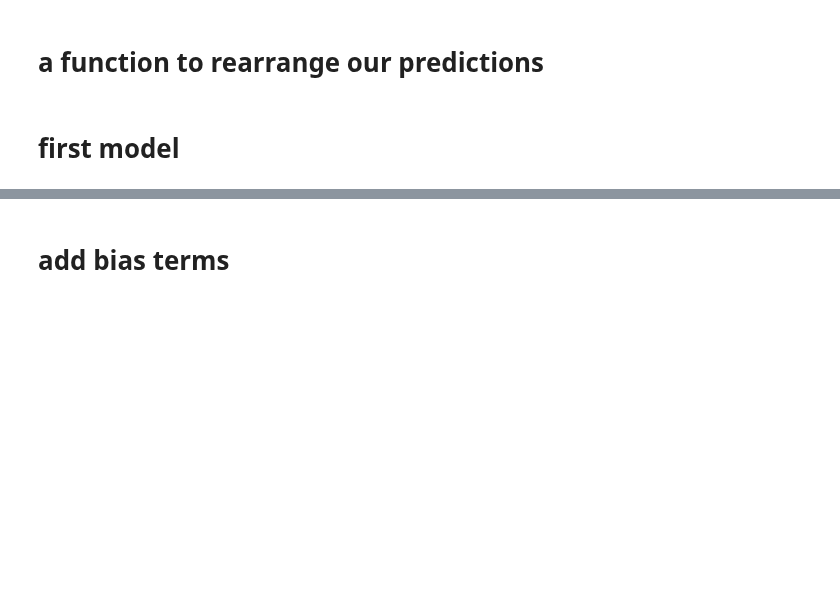
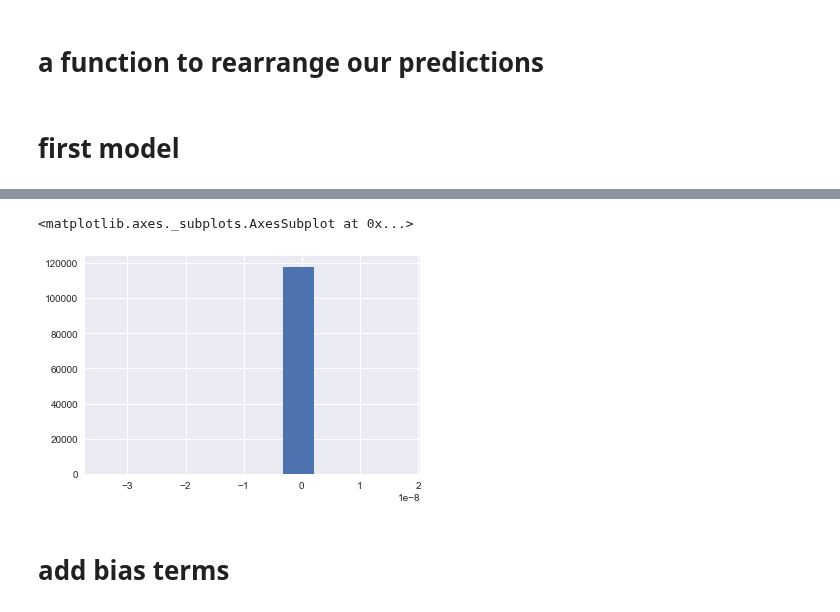
Before and after one commit to cavaunpeu/dotify, a Jupyter notebook: notebooks/neural_implicit_mf.ipynb, the cells around one changed output, grey strips where cells are left out. Saved outputs shown, nothing was run; the diff lists cells and outputs as text; code cells hidden in the pictures; blank space fills up the shorter version.

```diff
--- a/notebooks/neural_implicit_mf.ipynb
+++ b/notebooks/neural_implicit_mf.ipynb
@@ -519,3 +503,8 @@ Validation: 0.5209177478782765
+# %%
+pd.Series(predictions.values.flatten()).hist()
+# %% [output]
+<matplotlib.axes._subplots.AxesSubplot at 0x...>
+[figure, added]
 # %% [markdown]
 # add bias terms
 # %%
```
Also changed, not shown: parts of 19 cells of this notebook, 1 other file.
